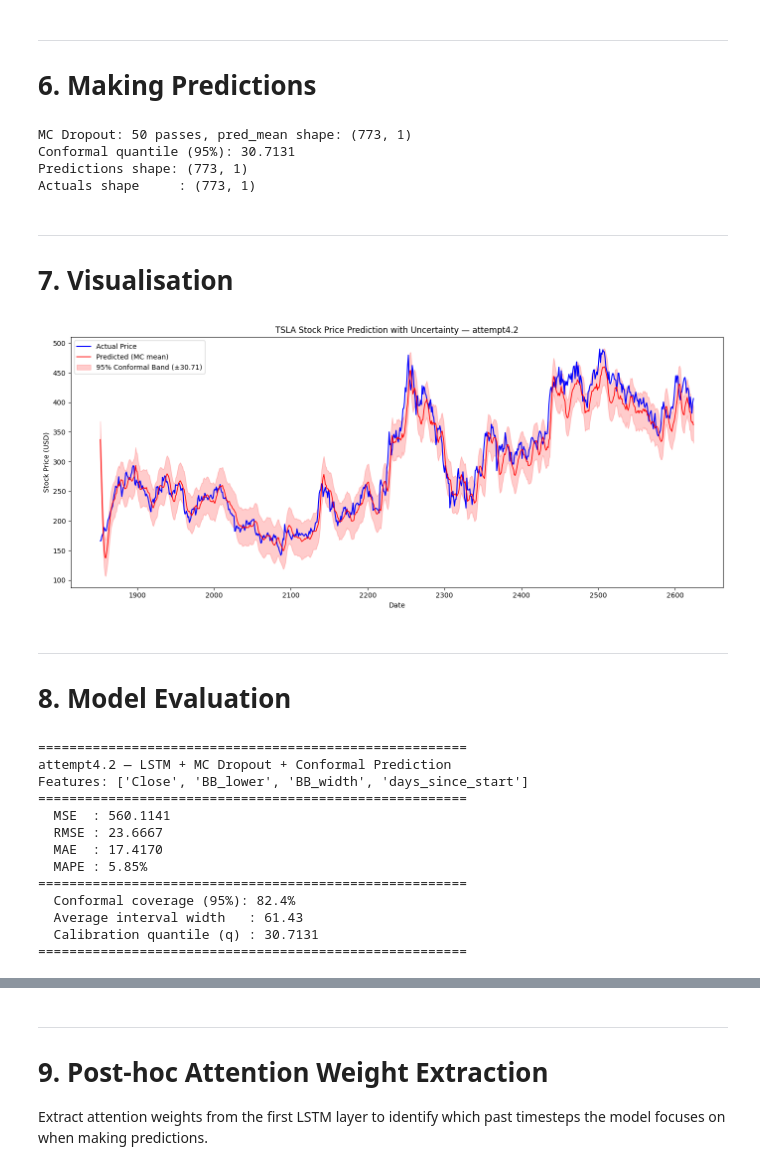
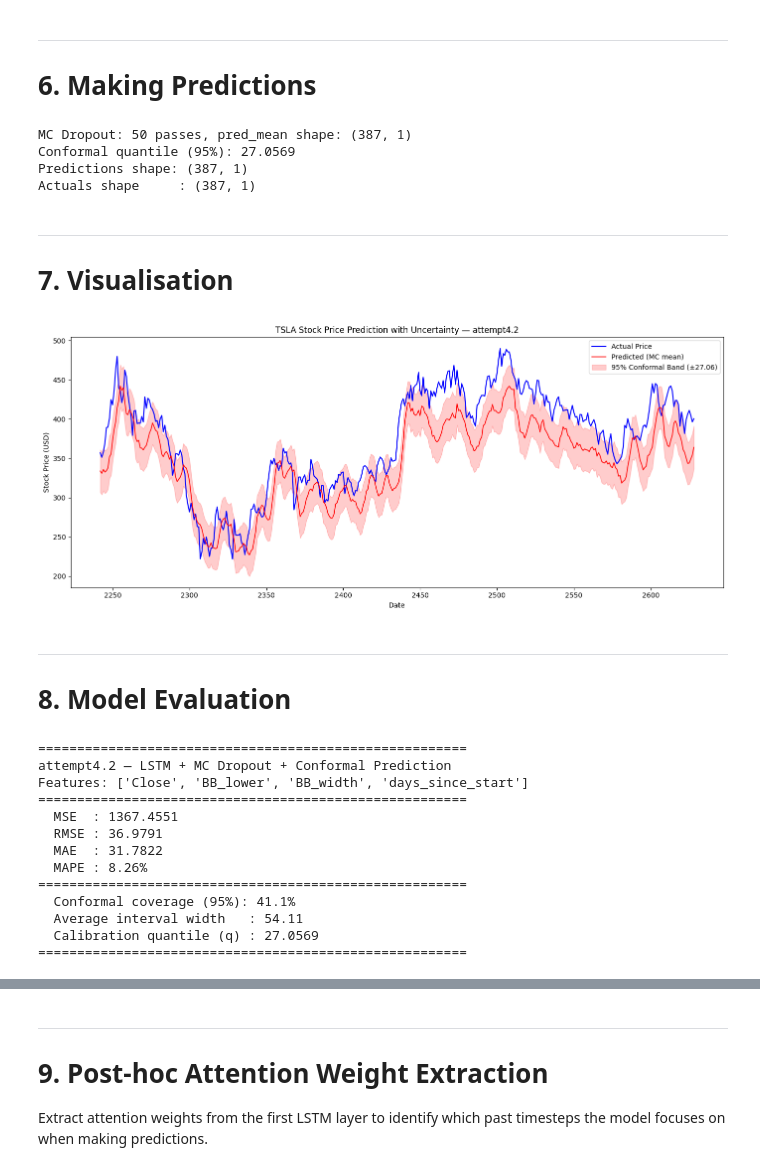
Before and after one commit to glitchlover/Thesis2, a Jupyter notebook: attempt4.1.ipynb, the cells around one changed output, grey strips where cells are left out. Drawn from its saved outputs; the diff is of its cells as text; code cells hidden in the pictures.

```diff
--- a/attempt4.1.ipynb
+++ b/attempt4.1.ipynb
@@ -264,11 +282,11 @@ split_idx_train = int(len(df) * TRAIN_RATIO)
 split_idx_val = int(len(df) * (TRAIN_RATIO + VAL_RATIO))
 
 train_features_raw = df[feature_cols].values[:split_idx_train]
-test_features_raw  = df[feature_cols].values[split_idx_train:]
+val_features_raw   = df[feature_cols].values[split_idx_train:split_idx_val]
+test_features_raw  = df[feature_cols].values[split_idx_val:]
 train_target_raw   = df[target_col].values[:split_idx_train]
-test_target_raw    = df[target_col].values[split_idx_train:]
-val_target_raw = df[target_col].values[split_idx_train:split_idx_val]
-val_features_raw = df[feature_cols].values[split_idx_train:split_idx_val]
+val_target_raw     = df[target_col].values[split_idx_train:split_idx_val]
+test_target_raw    = df[target_col].values[split_idx_val:]
 
 scaler = RobustScaler()
 target_scaler  = RobustScaler()
@@ -494,29 +512,29 @@ print(f'Conformal quantile (95%): {q:.4f}')
 print(f'Predictions shape: {prediction.shape}')
 print(f'Actuals shape     : {y_test_actual.shape}')
 # %% [output]
-MC Dropout: 50 passes, pred_mean shape: (773, 1)
-Conformal quantile (95%): 30.7131
-Predictions shape: (773, 1)
-Actuals shape     : (773, 1)
+MC Dropout: 50 passes, pred_mean shape: (387, 1)
+Conformal quantile (95%): 27.0569
+Predictions shape: (387, 1)
+Actuals shape     : (387, 1)
 # %% [markdown]
 ---
 # 7. Visualisation
 # %%
-test_dates = df.index[split_idx_train:]
+test_dates = df.index[split_idx_val:]     # → 387 rows (85–100% of data)
 
 plt.figure(figsize=(14, 6))
 plt.plot(test_dates, y_test_actual.flatten(), label='Actual Price', color='blue', linewidth=1.5)
 plt.plot(test_dates, prediction.flatten(), label='Predicted (MC mean)', color='red', linewidth=1.2)
 plt.fill_between(test_dates, ci_lower, ci_upper,
                  alpha=0.2, color='red', label=f'95% Conformal Band (±{q:.2f})')
 plt.title(f'TSLA Stock Price Prediction with Uncertainty — attempt4.2')
 plt.xlabel('Date')
 plt.ylabel('Stock Price (USD)')
 plt.legend()
 plt.tight_layout()
 plt.show()
 # %% [output]
-[figure, old version]
+[figure, new version]
 # %% [markdown]
 ---
 # 8. Model Evaluation
@@ -551,13 +569,13 @@ print('=' * 55)
 attempt4.2 — LSTM + MC Dropout + Conformal Prediction
 Features: ['Close', 'BB_lower', 'BB_width', 'days_since_start']
 =======================================================
-  MSE  : 560.1141
-  RMSE : 23.6667
-  MAE  : 17.4170
-  MAPE : 5.85%
+  MSE  : 1367.4551
+  RMSE : 36.9791
+  MAE  : 31.7822
+  MAPE : 8.26%
 =======================================================
-  Conformal coverage (95%): 82.4%
-  Average interval width   : 61.43
-  Calibration quantile (q) : 30.7131
+  Conformal coverage (95%): 41.1%
+  Average interval width   : 54.11
+  Calibration quantile (q) : 27.0569
 =======================================================
 # %%
```
Also changed, not shown: parts of 12 cells of this notebook, 7 other files.
